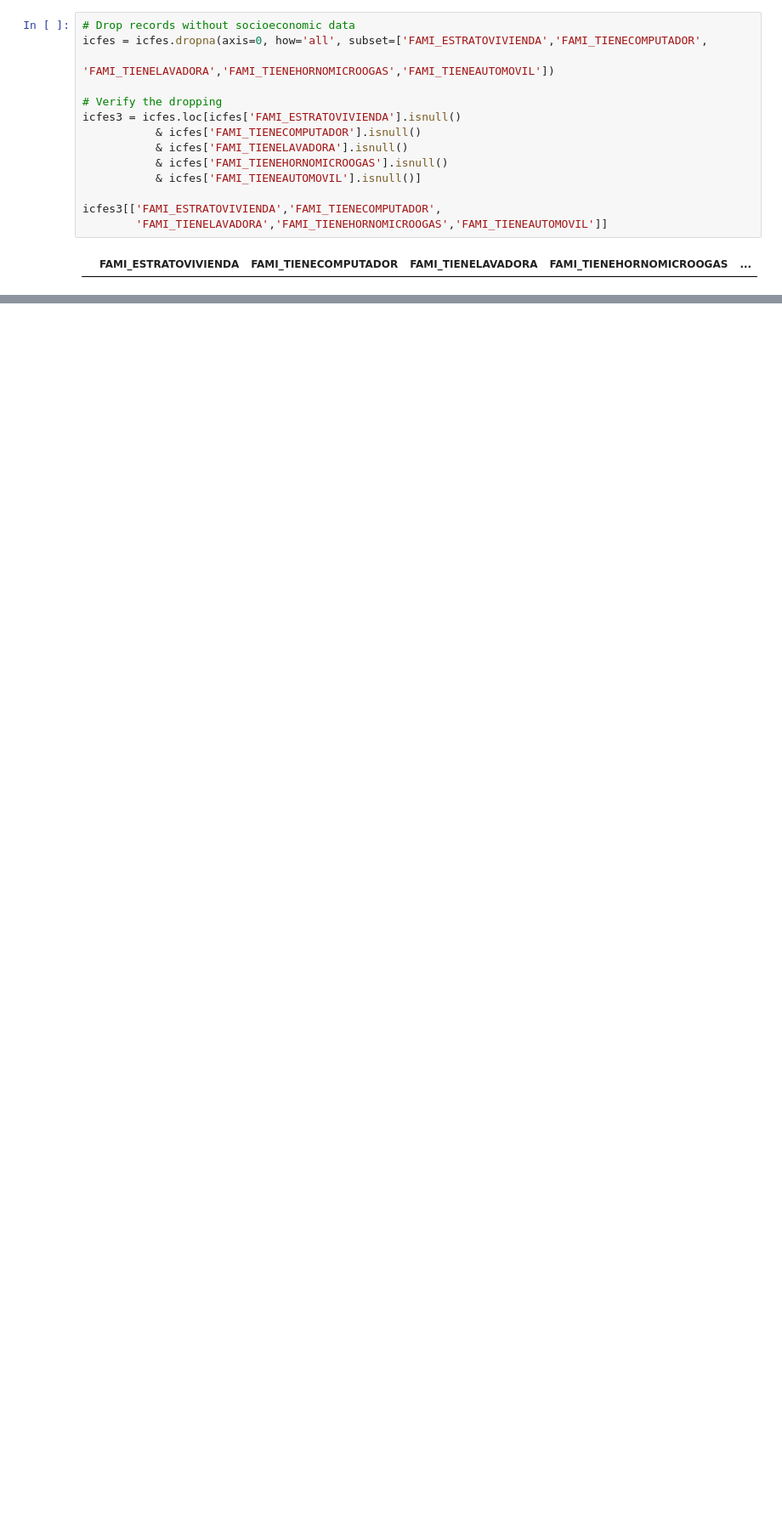
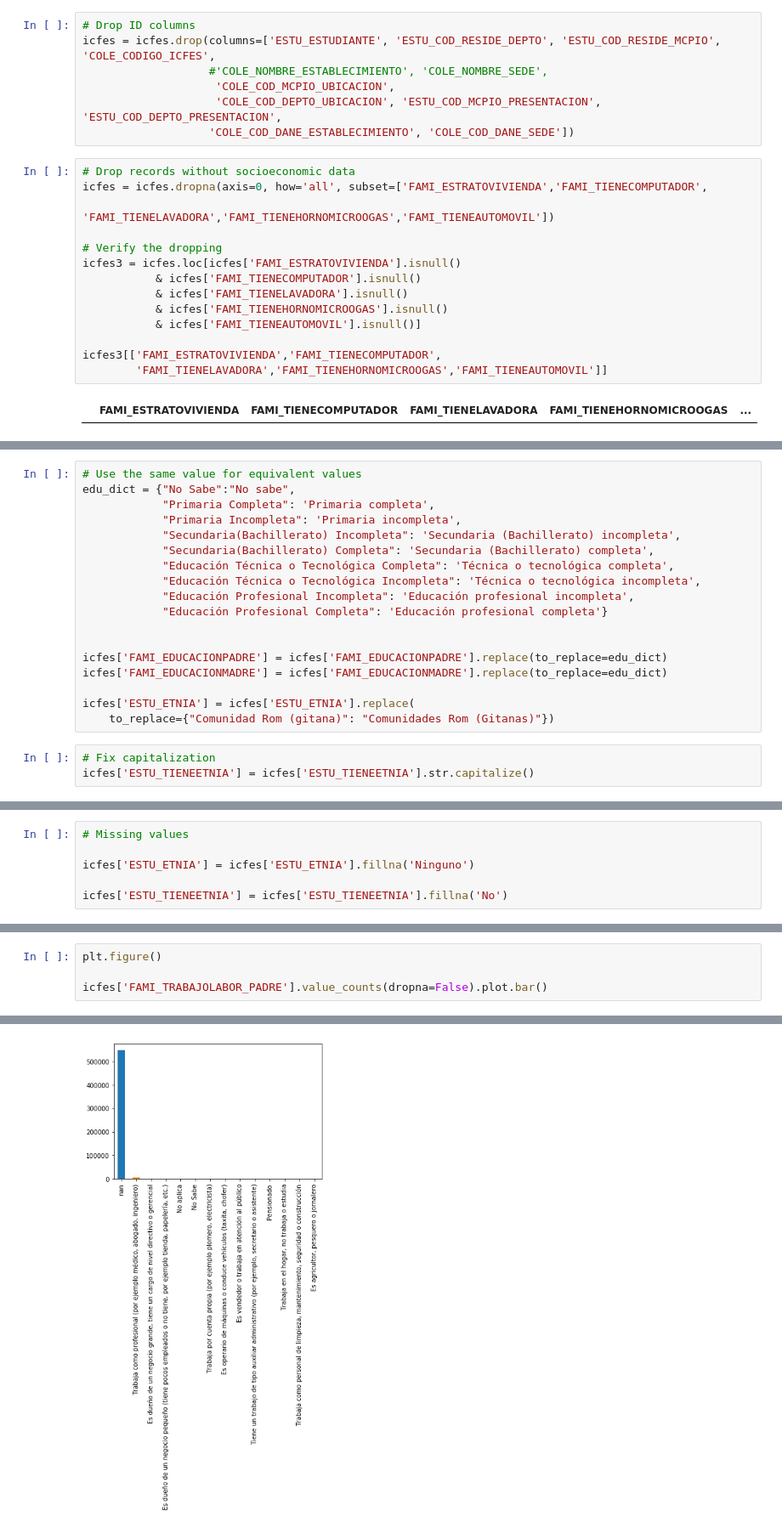
Before and after one commit to ingJSNA/dataMining2018, a Jupyter notebook: ICFES Preprocessing.ipynb, the cells around one changed output, grey strips where cells are left out. Shown at 85% size. Drawn from its saved outputs; the diff is of its cells as text; blank space fills up the shorter version.

Commit message:
Transform equivalent values

```diff
--- a/ICFES Preprocessing.ipynb
+++ b/ICFES Preprocessing.ipynb
@@ -50,3 +34,10 @@ icfes['FAMI_EDUCACIONMADRE'] = icfes['FAMI_EDUCACIONMADRE'].replace(to_replace=e
+# %%
+# Drop ID columns
+icfes = icfes.drop(columns=['ESTU_ESTUDIANTE', 'ESTU_COD_RESIDE_DEPTO', 'ESTU_COD_RESIDE_MCPIO', 'COLE_CODIGO_ICFES',
+                   #'COLE_NOMBRE_ESTABLECIMIENTO', 'COLE_NOMBRE_SEDE',
+                    'COLE_COD_MCPIO_UBICACION',
+                    'COLE_COD_DEPTO_UBICACION', 'ESTU_COD_MCPIO_PRESENTACION', 'ESTU_COD_DEPTO_PRESENTACION',
+                   'COLE_COD_DANE_ESTABLECIMIENTO', 'COLE_COD_DANE_SEDE'])
 # %%
 # Drop records without socioeconomic data
 icfes = icfes.dropna(axis=0, how='all', subset=['FAMI_ESTRATOVIVIENDA','FAMI_TIENECOMPUTADOR',
@@ -67,0 +57,21 @@ icfes3[['FAMI_ESTRATOVIVIENDA','FAMI_TIENECOMPUTADOR',
+# %%
+# Use the same value for equivalent values
+edu_dict = {"No Sabe":"No sabe",
+            "Primaria Completa": 'Primaria completa',
+            "Primaria Incompleta": 'Primaria incompleta',
+            "Secundaria(Bachillerato) Incompleta": 'Secundaria (Bachillerato) incompleta',
+            "Secundaria(Bachillerato) Completa": 'Secundaria (Bachillerato) completa',
+            "Educación Técnica o Tecnológica Completa": 'Técnica o tecnológica completa',
+            "Educación Técnica o Tecnológica Incompleta": 'Técnica o tecnológica incompleta',
+            "Educación Profesional Incompleta": 'Educación profesional incompleta',
+            "Educación Profesional Completa": 'Educación profesional completa'}
+
+
+icfes['FAMI_EDUCACIONPADRE'] = icfes['FAMI_EDUCACIONPADRE'].replace(to_replace=edu_dict)
+icfes['FAMI_EDUCACIONMADRE'] = icfes['FAMI_EDUCACIONMADRE'].replace(to_replace=edu_dict)
+
+icfes['ESTU_ETNIA'] = icfes['ESTU_ETNIA'].replace(
+    to_replace={"Comunidad Rom (gitana)": "Comunidades Rom (Gitanas)"})
+# %%
+# Fix capitalization
+icfes['ESTU_TIENEETNIA'] = icfes['ESTU_TIENEETNIA'].str.capitalize()
@@ -67,0 +98,6 @@ icfes3[['FAMI_ESTRATOVIVIENDA','FAMI_TIENECOMPUTADOR',
+# %%
+# Missing values
+
+icfes['ESTU_ETNIA'] = icfes['ESTU_ETNIA'].fillna('Ninguno')
+
+icfes['ESTU_TIENEETNIA'] = icfes['ESTU_TIENEETNIA'].fillna('No')
@@ -67,0 +130,5 @@ icfes3[['FAMI_ESTRATOVIVIENDA','FAMI_TIENECOMPUTADOR',
+# %%
+plt.figure()
+
+icfes['FAMI_TRABAJOLABOR_PADRE'].value_counts(dropna=False).plot.bar()
+# %% [output]
@@ -68 +136,2 @@ icfes3[['FAMI_ESTRATOVIVIENDA','FAMI_TIENECOMPUTADOR',
+[figure, added]
 # %%
```
Also changed, not shown: parts of 12 cells of this notebook, 1 other file.
